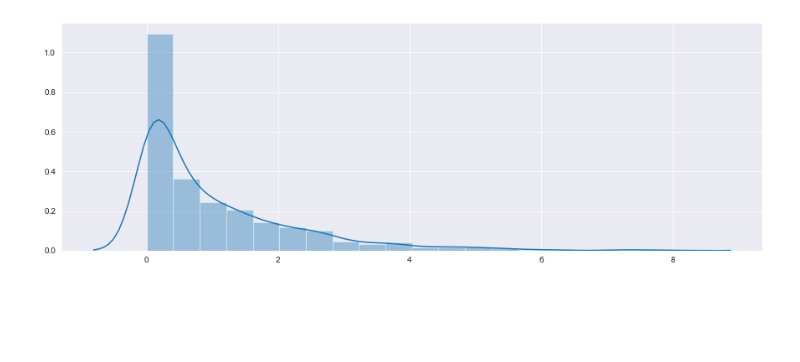
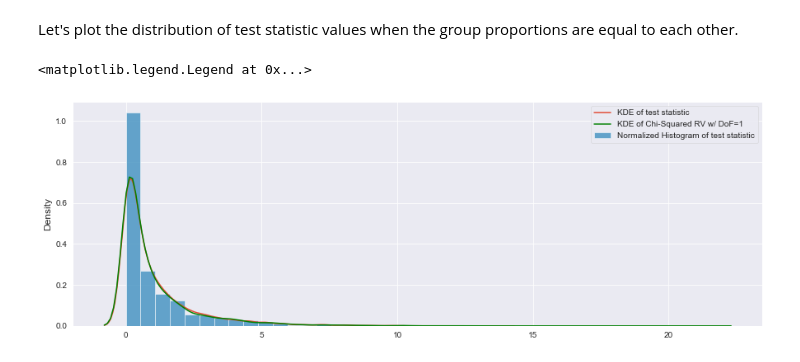
Before and after one commit to NathanZorndorf/nathanzorndorf.github.io, a Jupyter notebook: assets/notebooks/fundamentals-of-biostatistics-rosner/chapter-10/chi-square-test-statistic-distribution-example.ipynb, the cells around one changed output. Saved outputs shown, nothing was run; the diff lists cells and outputs as text; code cells hidden in the pictures; blank space fills up the shorter version.

```diff
--- a/assets/notebooks/fundamentals-of-biostatistics-rosner/chapter-10/chi-square-test-statistic-distribution-example.ipynb
+++ b/assets/notebooks/fundamentals-of-biostatistics-rosner/chapter-10/chi-square-test-statistic-distribution-example.ipynb
@@ -36,20 +76,3 @@ def sample_and_calc_chisq(n1, n2, p1, p2):
     chisq = terms.flatten().sum()
 
     return chisq
-# %%
-# set up arguments
-n1 = 100 # group 1 total
-n2 = 100 # group 2 total
-p1 = 0.5 # group 1 incident rate
-p2 = 0.5 # group 2 incident rate
-
-# setup number of samples we'll be taking
-n_samples = 2000
-
-# setup array to store sampled chi-square test statistics
-_chisq = []
-
-# take repeated samples and calculate the chi-square test statistic for each one, then add to list
-for _ in range(n_samples):
-    chisq = sample_and_calc_chisq(n1, n2, p1, p2)
-    _chisq.append(chisq)     # save in array
@@ -93,9 +79,2 @@ plt.legend()
-# %%
-# sample
-r = chi2.rvs(df=1, size=1000)
-
-# plot
-plt.figure(figsize=FIG_SIZE)
-sns.distplot(r, bins=20);
-# %% [output]
-[figure, removed]
+# %% [markdown]
+Let's plot the distribution of test statistic values when the group proportions are equal to each other.
@@ -101,0 +85,21 @@ sns.distplot(r, bins=20);
+# %%
+# setup number of samples we'll be taking
+n_samples = 5000
+# %%
+# setup array to store sampled chi-square test statistics
+_chisq = [calculate_chisq(p1, p2) for _ in range(n_samples)]
+# %%
+plt.figure(figsize=FIG_SIZE)
+ax = plt.gca()
+ax.grid(zorder=0)
+
+sns.histplot(_chisq, bins=25, ax=ax, stat='density', zorder=1, label='Normalized Histogram of test statistic');
+sns.kdeplot(_chisq, fill=False, ax=ax, zorder=2, label='KDE of test statistic');
+
+chisq_sample = chi2(df=1).rvs(n_samples) # take a sample from a chi-squared distributed random variable, df = 1
+sns.kdeplot(chisq_sample, fill=False, ax=ax, zorder=3, color='g', label='KDE of Chi-Squared RV w/ DoF=1');
+
+plt.legend()
+# %% [output]
+<matplotlib.legend.Legend at 0x...>
+[figure, added]
```
Also changed, not shown: parts of 28 cells of this notebook.
